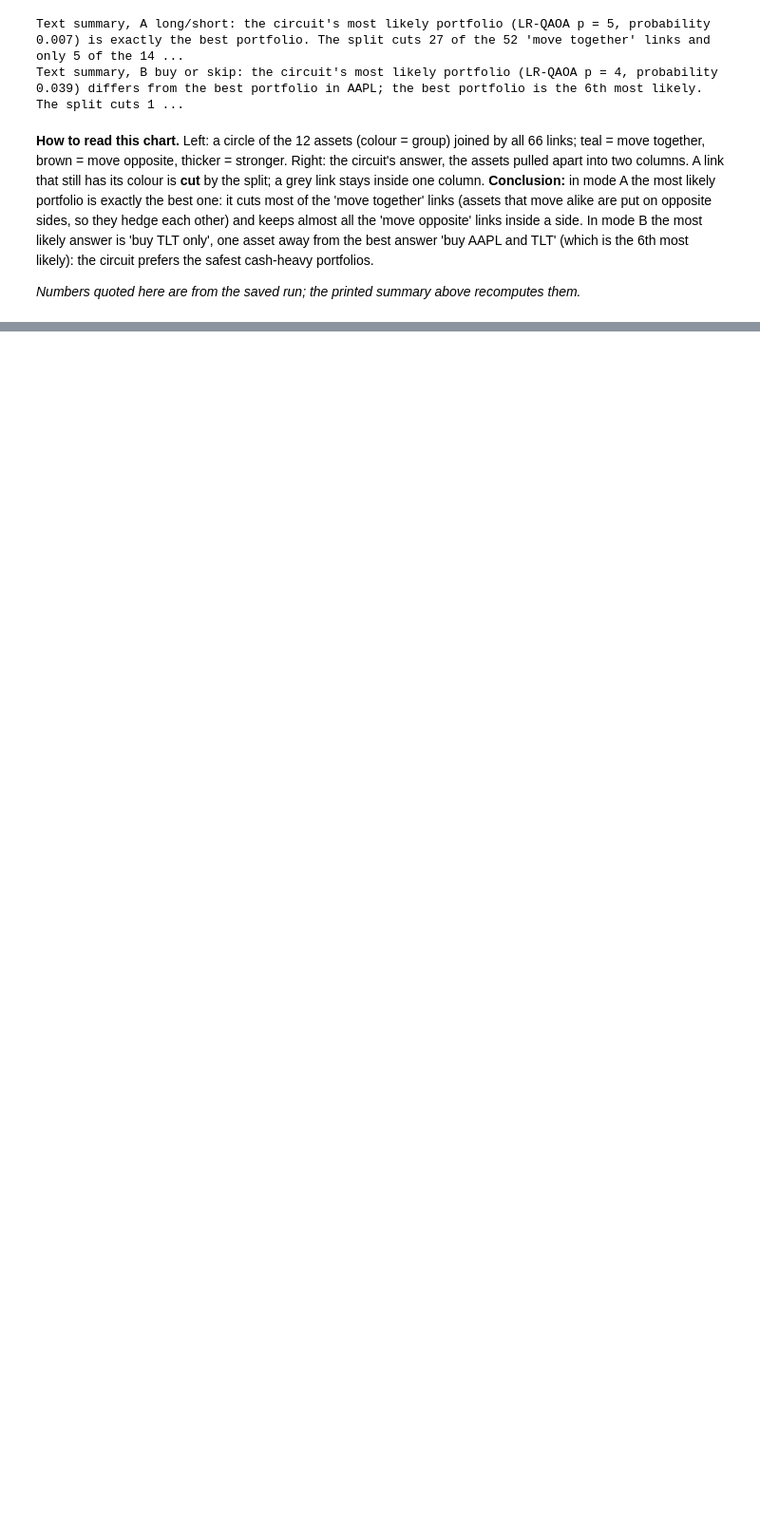
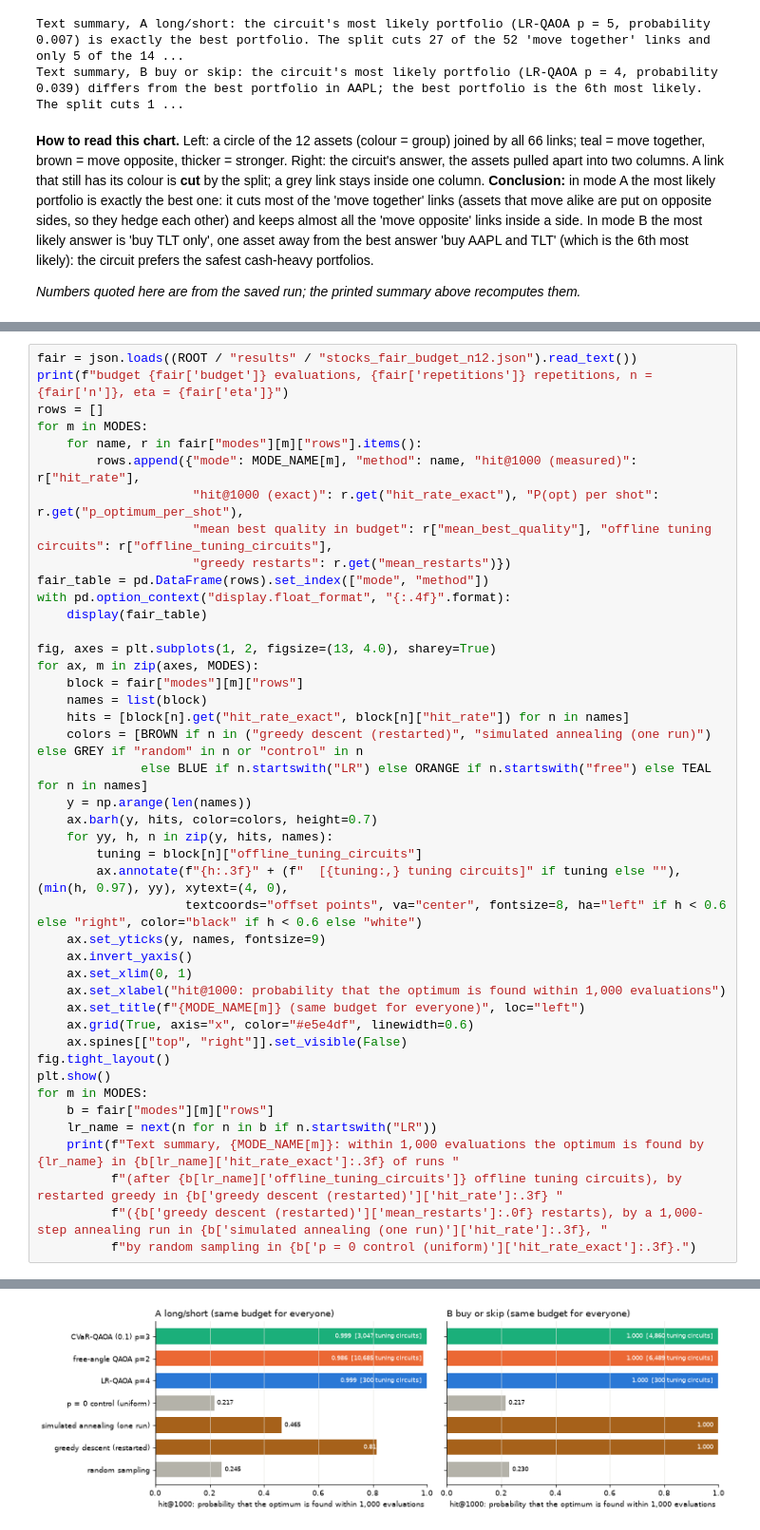
Before and after one commit to Oussema-t/zollerqu-qollab, a Jupyter notebook: stocks/stock_idea_ZollerQu.ipynb, the cells around one changed output, grey strips where cells are left out. Shown at 95% size. Cells and saved outputs as stored; diff of their text form; blank space fills up the shorter version.

Commit message:
feat(stocks): same-budget comparison (hit@1000), revised paper with fair tables and figures
Co-Authored-By: Claude Opus 5.5 <noreply@anthropic.com>

```diff
--- a/stocks/stock_idea_ZollerQu.ipynb
+++ b/stocks/stock_idea_ZollerQu.ipynb
@@ -2760,0 +2765,44 @@ Text summary, B buy or skip: the circuit's most likely portfolio (LR-QAOA p = 4,
+# %%
+fair = json.loads((ROOT / "results" / "stocks_fair_budget_n12.json").read_text())
+print(f"budget {fair['budget']} evaluations, {fair['repetitions']} repetitions, n = {fair['n']}, eta = {fair['eta']}")
+rows = []
+for m in MODES:
+    for name, r in fair["modes"][m]["rows"].items():
+        rows.append({"mode": MODE_NAME[m], "method": name, "hit@1000 (measured)": r["hit_rate"],
+                     "hit@1000 (exact)": r.get("hit_rate_exact"), "P(opt) per shot": r.get("p_optimum_per_shot"),
+                     "mean best quality in budget": r["mean_best_quality"], "offline tuning circuits": r["offline_tuning_circuits"],
+                     "greedy restarts": r.get("mean_restarts")})
+fair_table = pd.DataFrame(rows).set_index(["mode", "method"])
+with pd.option_context("display.float_format", "{:.4f}".format):
+    display(fair_table)
+
+fig, axes = plt.subplots(1, 2, figsize=(13, 4.0), sharey=True)
+for ax, m in zip(axes, MODES):
+    block = fair["modes"][m]["rows"]
+    names = list(block)
+    hits = [block[n].get("hit_rate_exact", block[n]["hit_rate"]) for n in names]
+    colors = [BROWN if n in ("greedy descent (restarted)", "simulated annealing (one run)") else GREY if "random" in n or "control" in n
+              else BLUE if n.startswith("LR") else ORANGE if n.startswith("free") else TEAL for n in names]
+    y = np.arange(len(names))
+    ax.barh(y, hits, color=colors, height=0.7)
+    for yy, h, n in zip(y, hits, names):
+        tuning = block[n]["offline_tuning_circuits"]
+        ax.annotate(f"{h:.3f}" + (f"  [{tuning:,} tuning circuits]" if tuning else ""), (min(h, 0.97), yy), xytext=(4, 0),
+                    textcoords="offset points", va="center", fontsize=8, ha="left" if h < 0.6 else "right", color="black" if h < 0.6 else "white")
+    ax.set_yticks(y, names, fontsize=9)
+    ax.invert_yaxis()
+    ax.set_xlim(0, 1)
+    ax.set_xlabel("hit@1000: probability that the optimum is found within 1,000 evaluations")
+    ax.set_title(f"{MODE_NAME[m]} (same budget for everyone)", loc="left")
+    ax.grid(True, axis="x", color="#e5e4df", linewidth=0.6)
+    ax.spines[["top", "right"]].set_visible(False)
+fig.tight_layout()
+plt.show()
+for m in MODES:
+    b = fair["modes"][m]["rows"]
+    lr_name = next(n for n in b if n.startswith("LR"))
+    print(f"Text summary, {MODE_NAME[m]}: within 1,000 evaluations the optimum is found by {lr_name} in {b[lr_name]['hit_rate_exact']:.3f} of runs "
+          f"(after {b[lr_name]['offline_tuning_circuits']} offline tuning circuits), by restarted greedy in {b['greedy descent (restarted)']['hit_rate']:.3f} "
+          f"({b['greedy descent (restarted)']['mean_restarts']:.0f} restarts), by a 1,000-step annealing run in {b['simulated annealing (one run)']['hit_rate']:.3f}, "
+          f"by random sampling in {b['p = 0 control (uniform)']['hit_rate_exact']:.3f}.")
+# %% [output]
@@ -2760,0 +2826 @@ Text summary, B buy or skip: the circuit's most likely portfolio (LR-QAOA p = 4,
+[figure, added]
```
Also changed, not shown: parts of 6 cells of this notebook, 17 other files.
